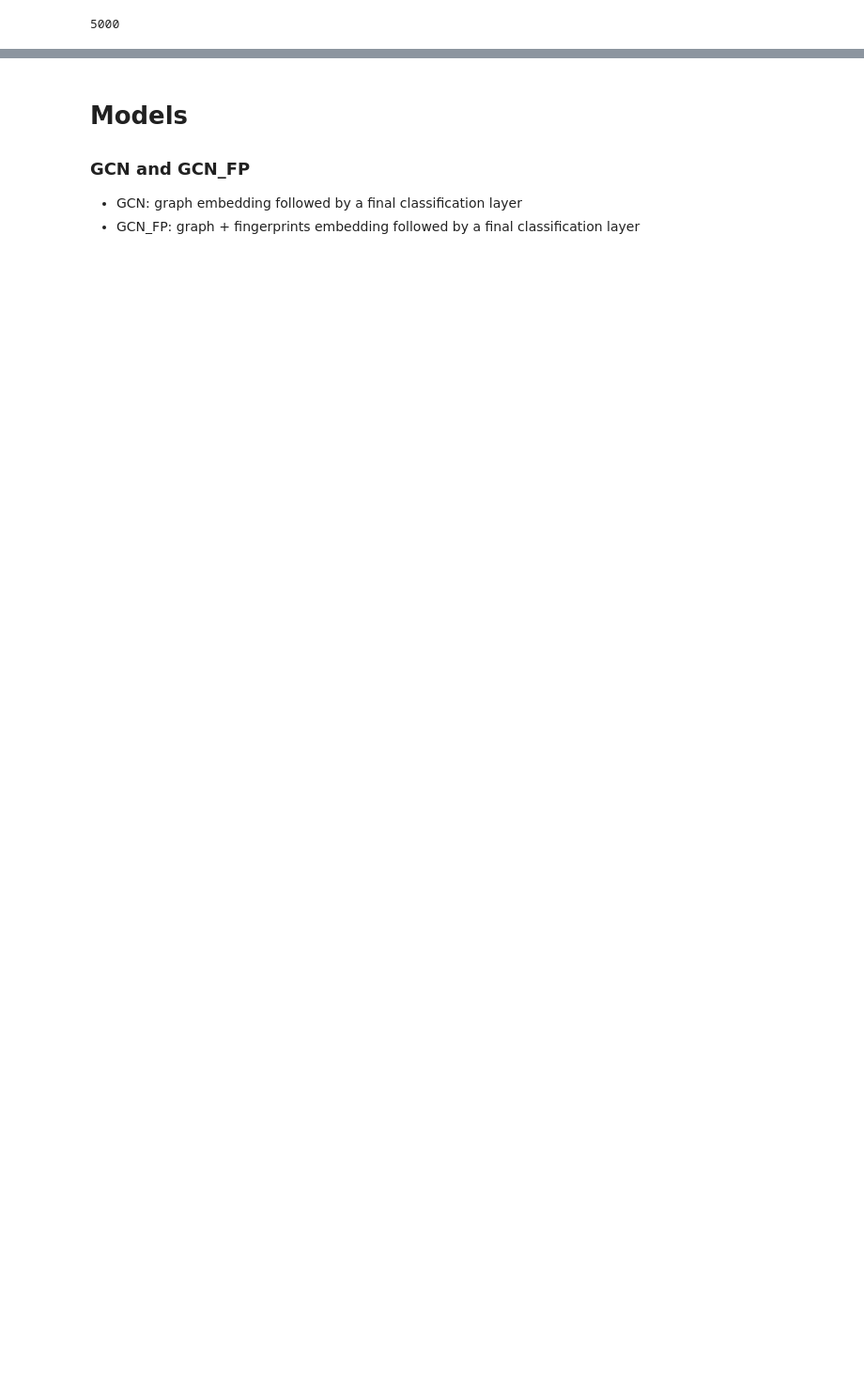
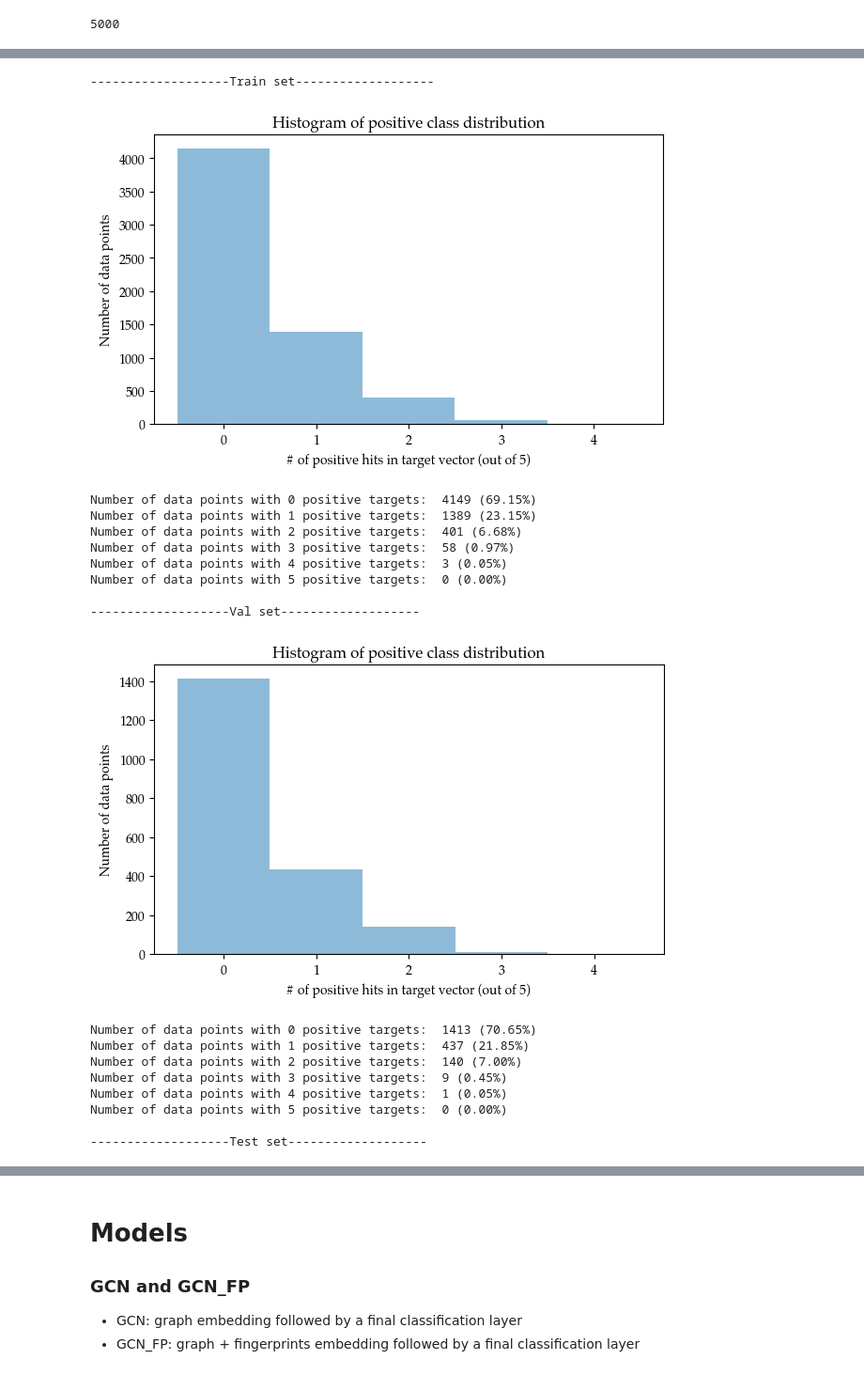
Before and after one commit to davidkubanek/Thesis, a Jupyter notebook: concerto.ipynb, the cells around one changed output, grey strips where cells are left out. Shown at 94% size. Cells and saved outputs as stored; diff of their text form; code cells hidden in the pictures; blank space fills up the shorter version.

```diff
--- a/concerto.ipynb
+++ b/concerto.ipynb
@@ -526,12 +568,12 @@ smiles → node/edge features using RDkit → to fingerprint embedding using GTr
 if torch.cuda.is_available():
     directory = '/content/drive/MyDrive/Thesis/Data/'
 else:
-    directory = 'Data/'
+    directory = '/Volumes/Kubánek UCL/Data/Thesis MSc/PubChem Data' #'Data/'
 
-grover_fp = np.load(directory + 'fp_large.npz', allow_pickle=True)
+grover_fp = np.load(directory + '/final/fp_large.npz', allow_pickle=True)
 print(grover_fp.keys())  # Display the keys or attributes in the file
 # Access and examine the data as needed
-assert len(matrix_df)==len(grover_fp['smiles']), 'SMILES mismatch'
+assert len(matrix_df)==len(grover_fp['smiles']), f'SMILES mismatch: {len(matrix_df)} and {len(grover_fp)} are not equal'
 # %% [output]
 Index(['smiles', 'fps'], dtype='object')
 # %%
@@ -558,13 +600,13 @@ args = {}
 args['device'] = torch.device('cuda' if torch.cuda.is_available() else 'cpu')
 
 # data parameters
-args['num_data_points'] = 100000 # number of data points to use
-args['assay_list'] = balanced_assays #for all: matrix_df.columns.values[1:]
-args['num_assays'] = 1 # number of assays to use (i.e., no. of output classes)
+args['num_data_points'] = 10000 # number of data points to use
+args['assay_list'] = cell_based_high_hr #for all: matrix_df.columns.values[1:]
+args['num_assays'] = 5 # number of assays to use (i.e., no. of output classes)
 args['assay_start'] = 0 # which assay to start from
 
 args['num_node_features'] = 79 # number of node features in graph representation
-args['grover_fp_dim'] = grover_fp['fps'][0].shape[0] # dim of grover fingerprints
+args['grover_fp_dim'] = grover_fp['fps'][0].shape[0] # None  # dim of grover fingerprints
 args['fp_dim'] = 2215 # dim of fingerprints
 
 
@@ -667,0 +747,27 @@ Example of a graph data object: Data(x=[32, 79], edge_index=[2, 68], edge_attr=[
+# %%
+print('\n-------------------Train set-------------------')
+analyze_dataset(dataloader['train'].dataset, args)
+print('\n-------------------Val set-------------------')
+analyze_dataset(dataloader['val'].dataset, args)
+print('\n-------------------Test set-------------------')
+analyze_dataset(dataloader['test'].dataset, args)
+# %% [output]
+-------------------Train set-------------------
+[figure, added]
+Number of data points with 0 positive targets:  4149 (69.15%)
+Number of data points with 1 positive targets:  1389 (23.15%)
+Number of data points with 2 positive targets:  401 (6.68%)
+Number of data points with 3 positive targets:  58 (0.97%)
+Number of data points with 4 positive targets:  3 (0.05%)
+Number of data points with 5 positive targets:  0 (0.00%)
+
+-------------------Val set-------------------
+[figure, added]
+Number of data points with 0 positive targets:  1413 (70.65%)
+Number of data points with 1 positive targets:  437 (21.85%)
+Number of data points with 2 positive targets:  140 (7.00%)
+Number of data points with 3 positive targets:  9 (0.45%)
+Number of data points with 4 positive targets:  1 (0.05%)
+Number of data points with 5 positive targets:  0 (0.00%)
+
+-------------------Test set-------------------
```
Also changed, not shown: parts of 18 cells of this notebook, 1 other file.
